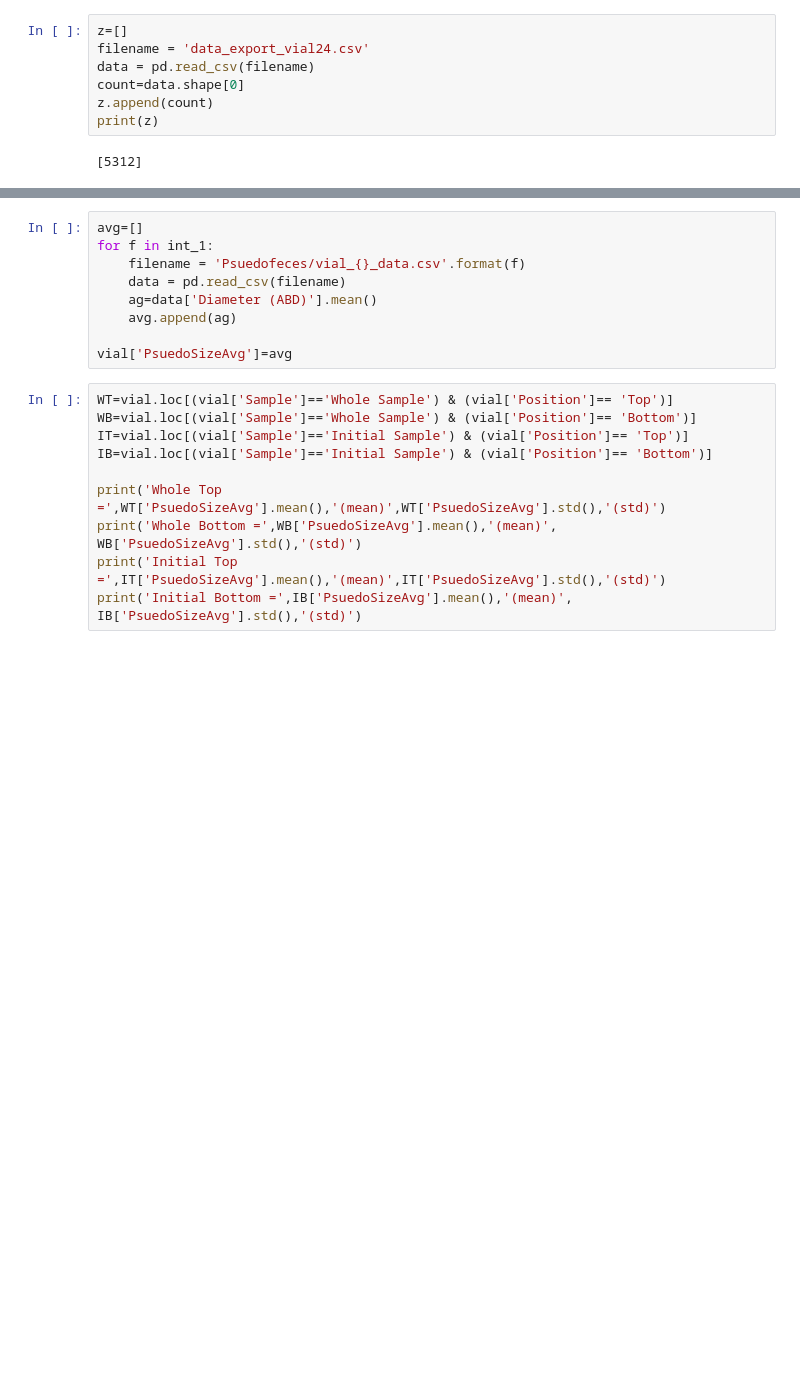
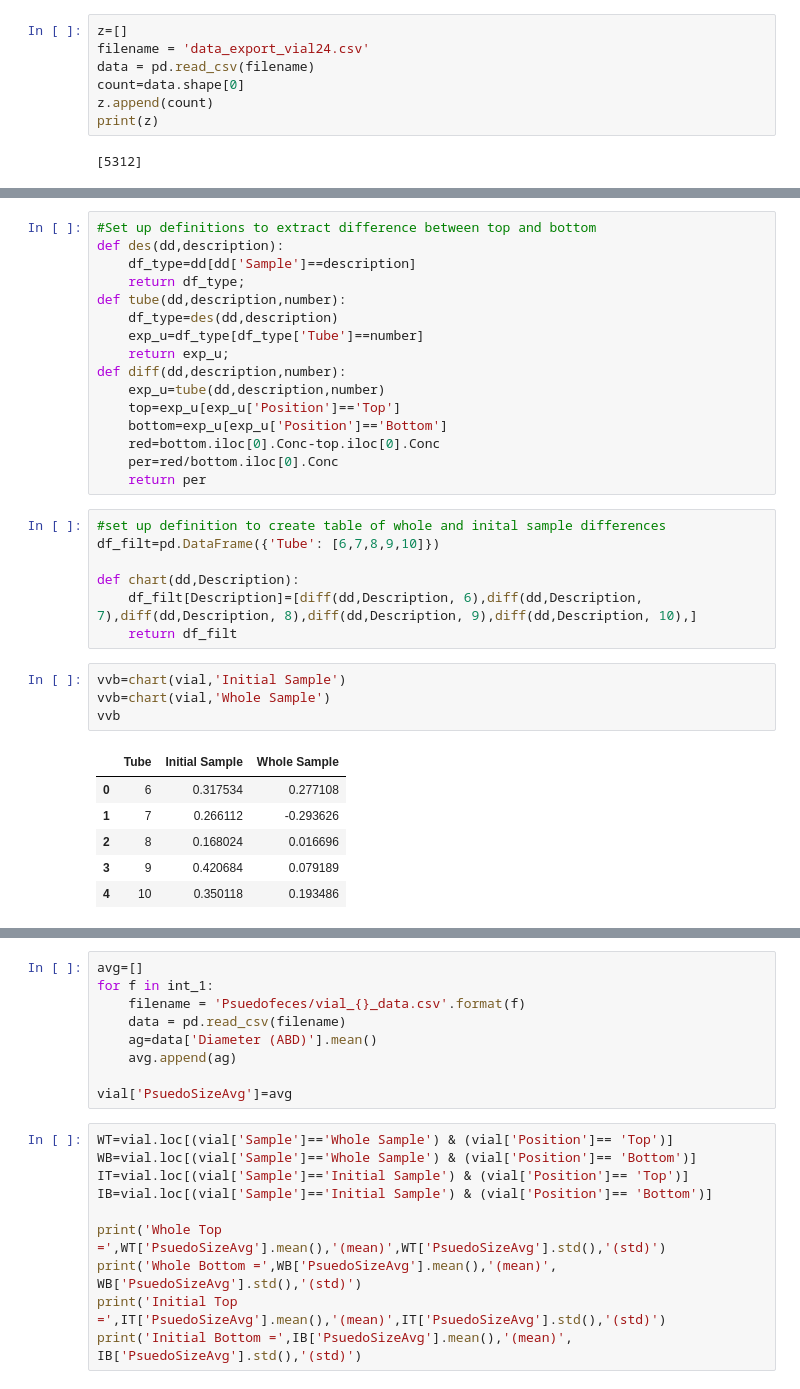
Before and after one commit to mattcoast/Oyster_Hydro, a Jupyter notebook: FlowCam/FlowCam.ipynb, the cells around one changed output, grey strips where cells are left out. Cells and saved outputs as stored; diff of their text form; blank space fills up the shorter version.

```diff
--- a/FlowCam/FlowCam.ipynb
+++ b/FlowCam/FlowCam.ipynb
@@ -74,3 +106,37 @@ print(vial)
+# %%
+#Set up definitions to extract difference between top and bottom
+def des(dd,description):
+    df_type=dd[dd['Sample']==description]
+    return df_type;
+def tube(dd,description,number):
+    df_type=des(dd,description)
+    exp_u=df_type[df_type['Tube']==number]
+    return exp_u;
+def diff(dd,description,number):
+    exp_u=tube(dd,description,number)
+    top=exp_u[exp_u['Position']=='Top']
+    bottom=exp_u[exp_u['Position']=='Bottom']
+    red=bottom.iloc[0].Conc-top.iloc[0].Conc
+    per=red/bottom.iloc[0].Conc
+    return per
+# %%
+#set up definition to create table of whole and inital sample differences
+df_filt=pd.DataFrame({'Tube': [6,7,8,9,10]})
+
+def chart(dd,Description):
+    df_filt[Description]=[diff(dd,Description, 6),diff(dd,Description, 7),diff(dd,Description, 8),diff(dd,Description, 9),diff(dd,Description, 10),]
+    return df_filt
+# %%
+vvb=chart(vial,'Initial Sample')
+vvb=chart(vial,'Whole Sample')
+vvb
+# %% [output]
+|  | Tube | Initial Sample | Whole Sample |
+| 0 | 6 | 0.317534 | 0.277108 |
+| 1 | 7 | 0.266112 | -0.293626 |
+| 2 | 8 | 0.168024 | 0.016696 |
+| 3 | 9 | 0.420684 | 0.079189 |
+| 4 | 10 | 0.350118 | 0.193486 |
 # %%
 WT=vial.loc[(vial['Sample']=='Whole Sample') & (vial['Position']== 'Top')]
 WB=vial.loc[(vial['Sample']=='Whole Sample') & (vial['Position']== 'Bottom')]
```
Also changed, not shown: parts of 14 cells of this notebook.
